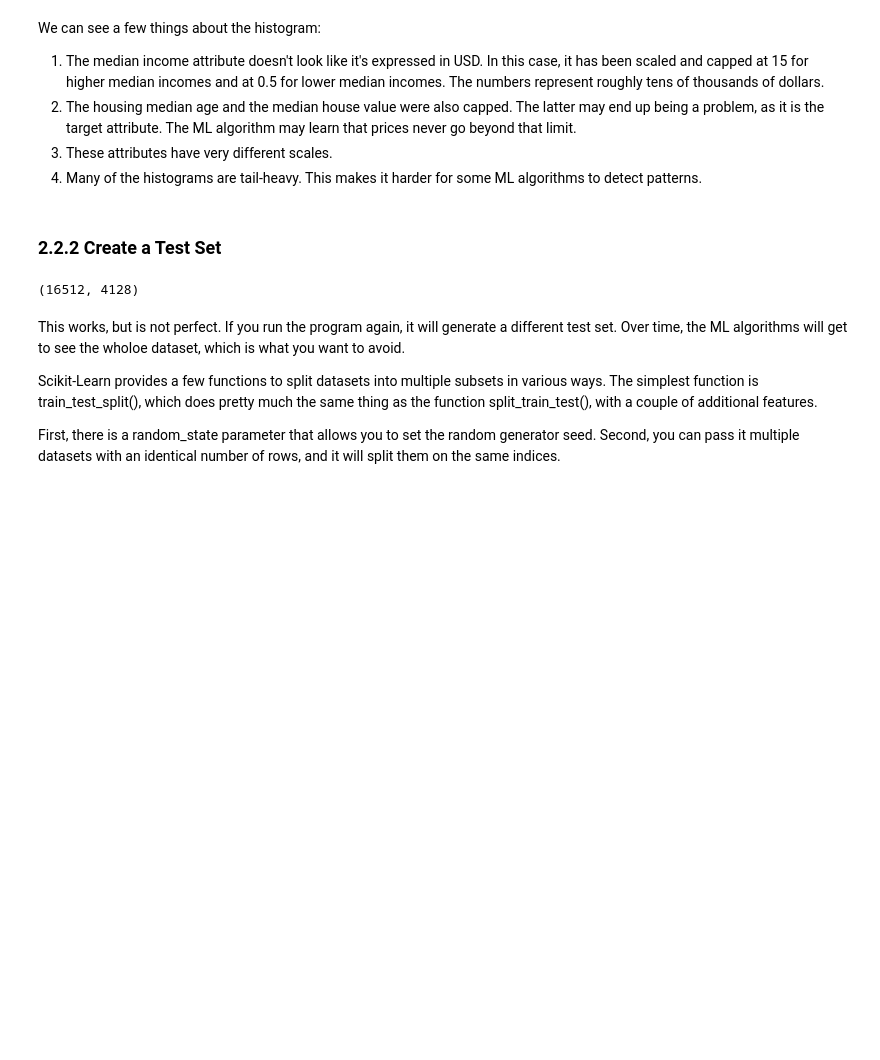
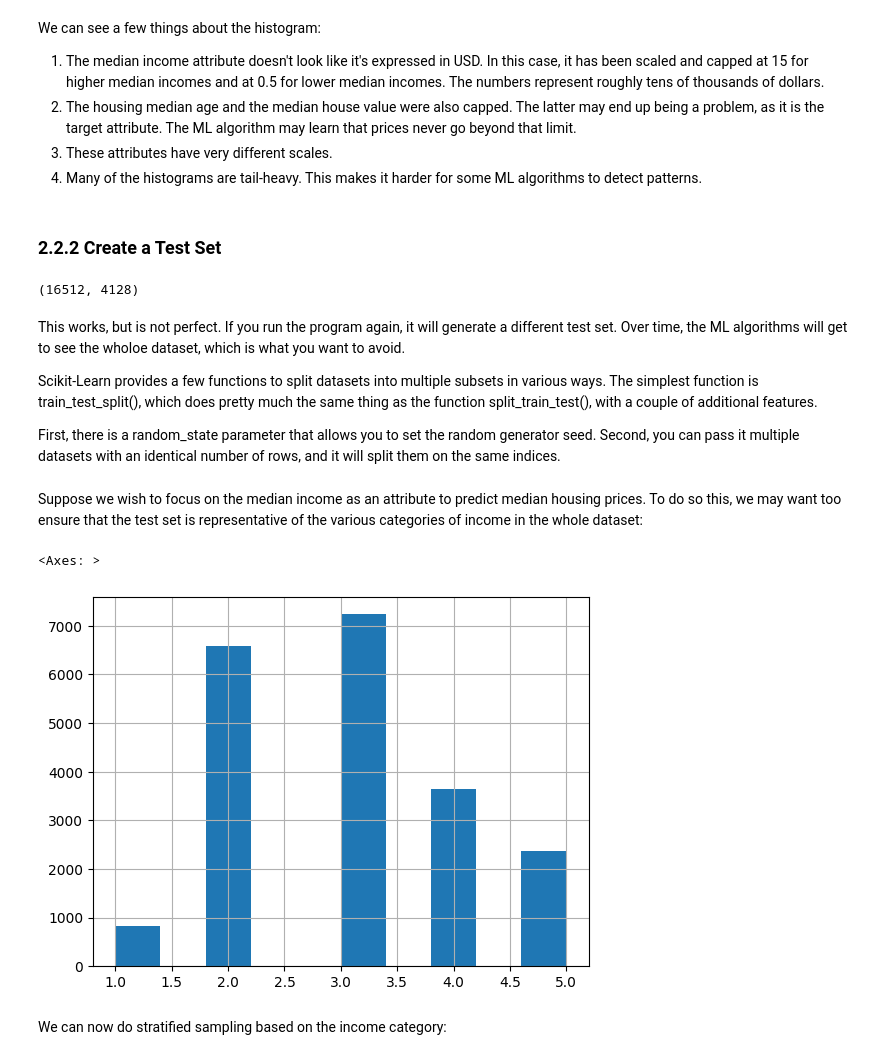
Before and after one commit to leetierney/study, a Jupyter notebook: ml/hands_on_ml/1_ml_landscape/1_2_end_to_end.ipynb, the cells around one changed output. Drawn from its saved outputs; the diff is of its cells as text; code cells hidden in the pictures; blank space fills up the shorter version.

Commit message:
sampling and visualisations

```diff
--- a/ml/hands_on_ml/1_ml_landscape/1_2_end_to_end.ipynb
+++ b/ml/hands_on_ml/1_ml_landscape/1_2_end_to_end.ipynb
@@ -176,0 +181,13 @@ len(train_set), len(test_set)
+# %% [markdown]
+<p>Suppose we wish to focus on the median income as an attribute to predict median housing prices. To do so this, we may want too ensure that the test set is representative of the various categories of income in the whole dataset:</p>
+# %%
+housing["income_cat"] = pd.cut(housing["median_income"],
+                               bins = [0., 1.5, 3.0, 4.5, 6., np.inf],
+                               labels = [1, 2, 3, 4, 5])
+
+housing["income_cat"].hist()
+# %% [output]
+<Axes: >
+[figure, added]
+# %% [markdown]
+<p>We can now do stratified sampling based on the income category:</p>
```
Also changed, not shown: parts of 15 cells of this notebook.
